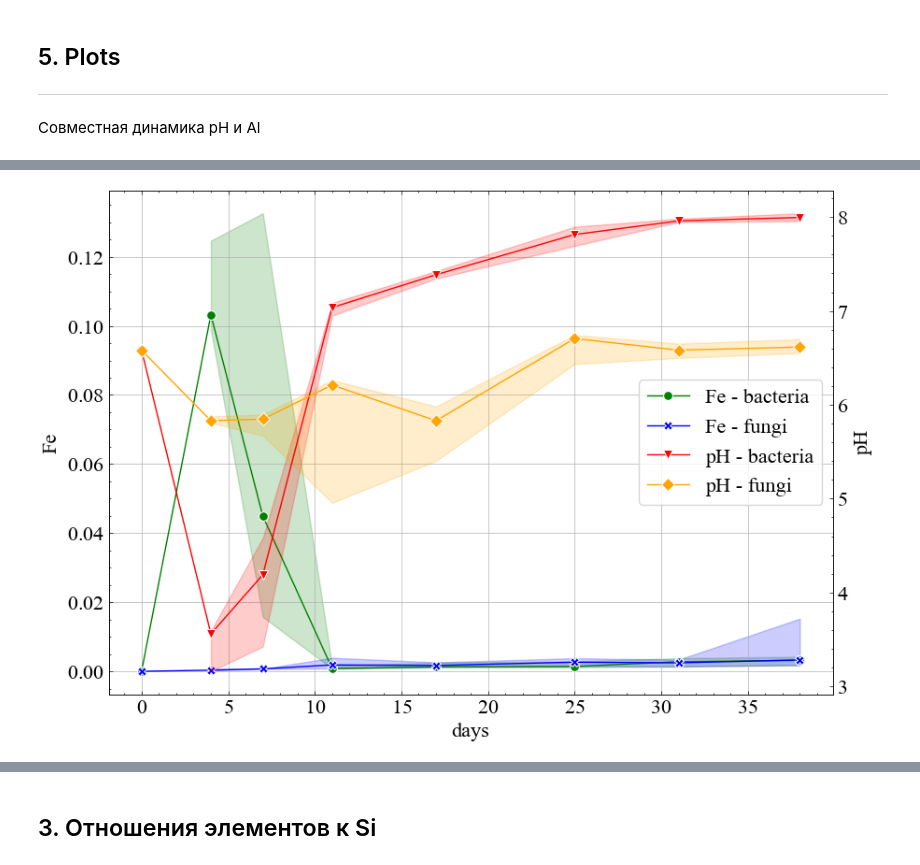
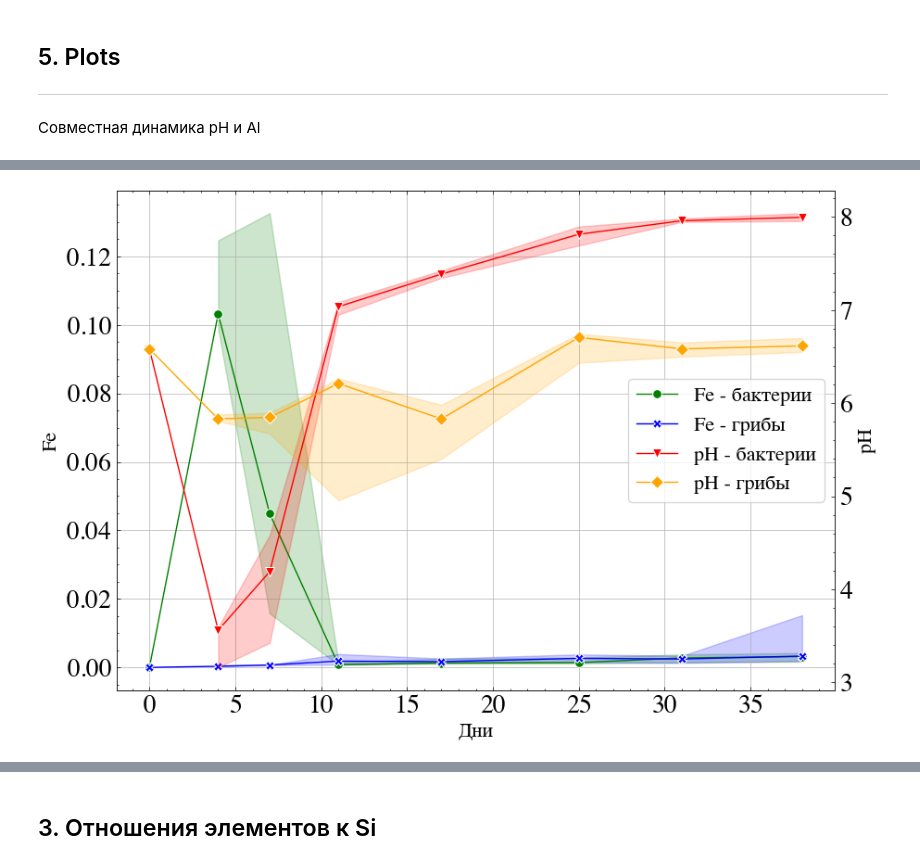
Before and after one commit to mishagrol/clay_minerals, a Jupyter notebook: notebooks/PlotsBioImpact.ipynb, the cells around one changed output, grey strips where cells are left out. Saved outputs shown, nothing was run; the diff lists cells and outputs as text; code cells hidden in the pictures.

```diff
--- a/notebooks/PlotsBioImpact.ipynb
+++ b/notebooks/PlotsBioImpact.ipynb
@@ -116,8 +144,8 @@ elements=['Al', 'Fe', 'K', 'Mg', 'Si']
 
 fig, axes = plt.subplots(1,2, figsize=(15,6), sharey=True)
 axes=axes.flatten()
-for i, exp_type in enumerate(df['type'].unique()[:2]):
-    mask = (df_melted['type'] == exp_type) & (df_melted['variable'].isin(elements))
+for i, exp_type in enumerate(df['type_ru'].unique()[:2]):
+    mask = (df_melted['type_ru'] == exp_type) & (df_melted['variable'].isin(elements))
     ax=axes[i]
     # fig, ax = plt.subplots(1,1, figsize=(10,7))
     sns.lineplot(x='days',
@@ -133,7 +161,7 @@ for i, exp_type in enumerate(df['type'].unique()[:2]):
                  ax=ax
                 )
     ax.grid()
-    ax.collections[1].set_label('min-median-max')
+    ax.collections[1].set_label(label_name[LANGUAGE])
     if i==0:
         leg=ax.legend(frameon=True,
                    bbox_to_anchor=(1.9, 1.12),
@@ -144,8 +172,8 @@ for i, exp_type in enumerate(df['type'].unique()[:2]):
     #     leg = ax.legend()
     else:
         ax.legend('')
-    ax.set_ylabel('$mmol/l$')
-    ax.set_xlabel('Days')
+    ax.set_ylabel(unit_solution[LANGUAGE])
+    ax.set_xlabel(xlabel[LANGUAGE])
     for i in leg.legendHandles:
         i.set_linewidth(3)
     props = dict(boxstyle='round', facecolor='wheat', alpha=0.4)
@@ -155,7 +183,7 @@ for i, exp_type in enumerate(df['type'].unique()[:2]):
 
     # plt.show()
     # break
-fname = os.path.join(folder, 'Dynamic_Bact_Fungi'+'.png')
+fname = os.path.join(folder, 'Dynamic_Bact_Fungi_'+LANGUAGE+'.png')
 plt.savefig(fname,  dpi=300)
 # fig.tight_layout()
 plt.show()
@@ -196,3 +224,10 @@ df = df.drop(columns=['code'])
 df = ppm_to_mmol(remove_noize(df))
 # %%
 df_upd = pd.concat([df.iloc[1:, :], df.iloc[[0], :]], axis=0)
+# %%
+species_namer = {'bacteria': 'Бактерии',
+              'control':'Контроль',
+              'fungi':'Грибы'}
+
+df['type_ru'] = df['type'].apply(lambda x: species_namer[x])
+df['type_ru'].unique()
@@ -289,7 +362,7 @@ plt.savefig('../plots/microbs_fungi/EP.png', dpi=300)
 # %%
 
 type = 'bacteria'
-
+# for element in ['Fe', 'Al']:
 element = 'Fe'
 mask = (df['type']==type)
 fig, ax = plt.subplots(1,1, figsize=(10,7))
@@ -302,10 +375,10 @@ sns.lineplot(x = 'days',
              marker='o',
             markersize=7,
              color="g",
-             label=f'{element} - bacteria', ax=ax)
+             label=f'{element} - бактерии', ax=ax)
 
-
-ax2 = plt.twinx()
+# ax2 = plt.twinx()
+ax2 = ax.twinx()
 sns.lineplot(x = 'days',
              y='рН',
             errorbar=lambda x: (x.min(), x.max()),
@@ -314,46 +387,41 @@ sns.lineplot(x = 'days',
              data=data,
              marker='v',
             markersize=7,
-             label='pH - bacteria',
+             label='pH - бактерии',
              color="r", ax=ax2)
 
 type = 'fungi'
 mask = (df['type']==type)
 data = df.loc[mask, ['days', 'рН', element]]
 sns.lineplot(x = 'days',
              y=element,
 
              data=data,
              errorbar=lambda x: (x.min(), x.max()),
              estimator='median',
              marker='X',
             markersize=7,
-             color="b", label=f'{element} - fungi', ax=ax)
+             color="b", label=f'{element} - грибы', ax=ax)
 sns.lineplot(x = 'days',
              y='рН',
              data=data,
             errorbar=lambda x: (x.min(), x.max()),
              estimator='median',
              marker='D',
             markersize=7,
-             label='pH - fungi',
+             label='pH - грибы',
              color="orange", ax=ax2)
 
 ax.grid()
-# ax2.collections[1].set_label('Standard deviation')
+
 lines, labels = ax.get_legend_handles_labels()
 lines2, labels2 = ax2.get_legend_handles_labels()
 ax2.legend(lines + lines2, labels + labels2, loc=5, frameon=True)
-# ax2.legend( bbox_to_anchor=(0.996, .6))
-# ax.legend( bbox_to_anchor=(0.996, .5))
 
-# ax.collections[0].set_label('Standard deviation')
+ax.set_xlabel(xlabel[LANGUAGE])
+
 leg=ax.legend('')
-# leg=ax2.legend(frameon=True)
-#            bbox_to_anchor=(1.05, 1.10),
-#            fontsize=14,
-#            ncol=5,
-           # shadow=True,)
-plt.savefig(f'../plots/microbs_fungi/{element}_vs_pH.png', dpi=300)
+
+plt.savefig(f'../plots/microbs_fungi/{element}_vs_pH_{LANGUAGE}.png', dpi=300)
 # %% [output]
-[figure, old version]
+[figure, new version]
```
Also changed, not shown: parts of 24 cells of this notebook, 4 other files.
